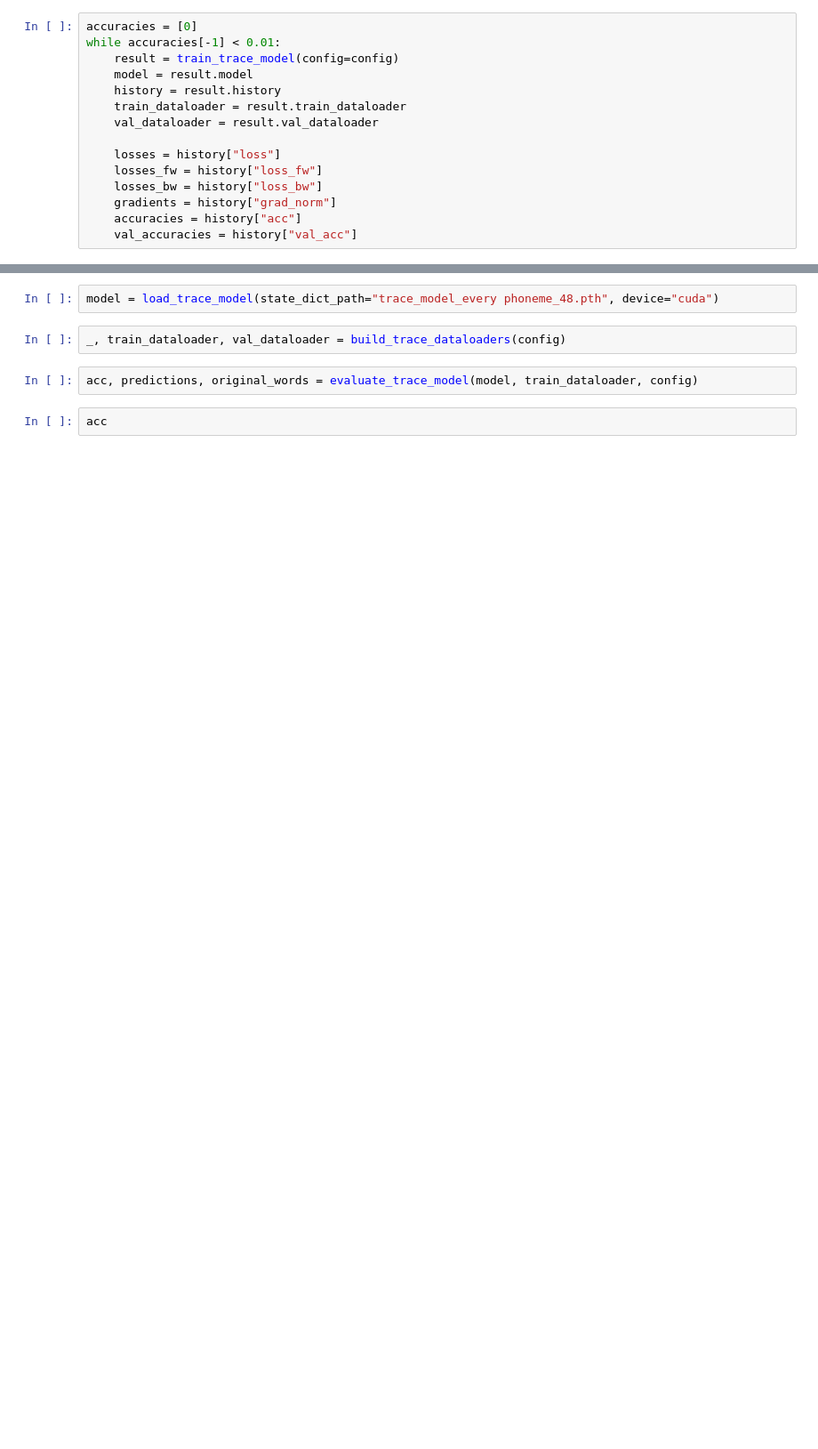
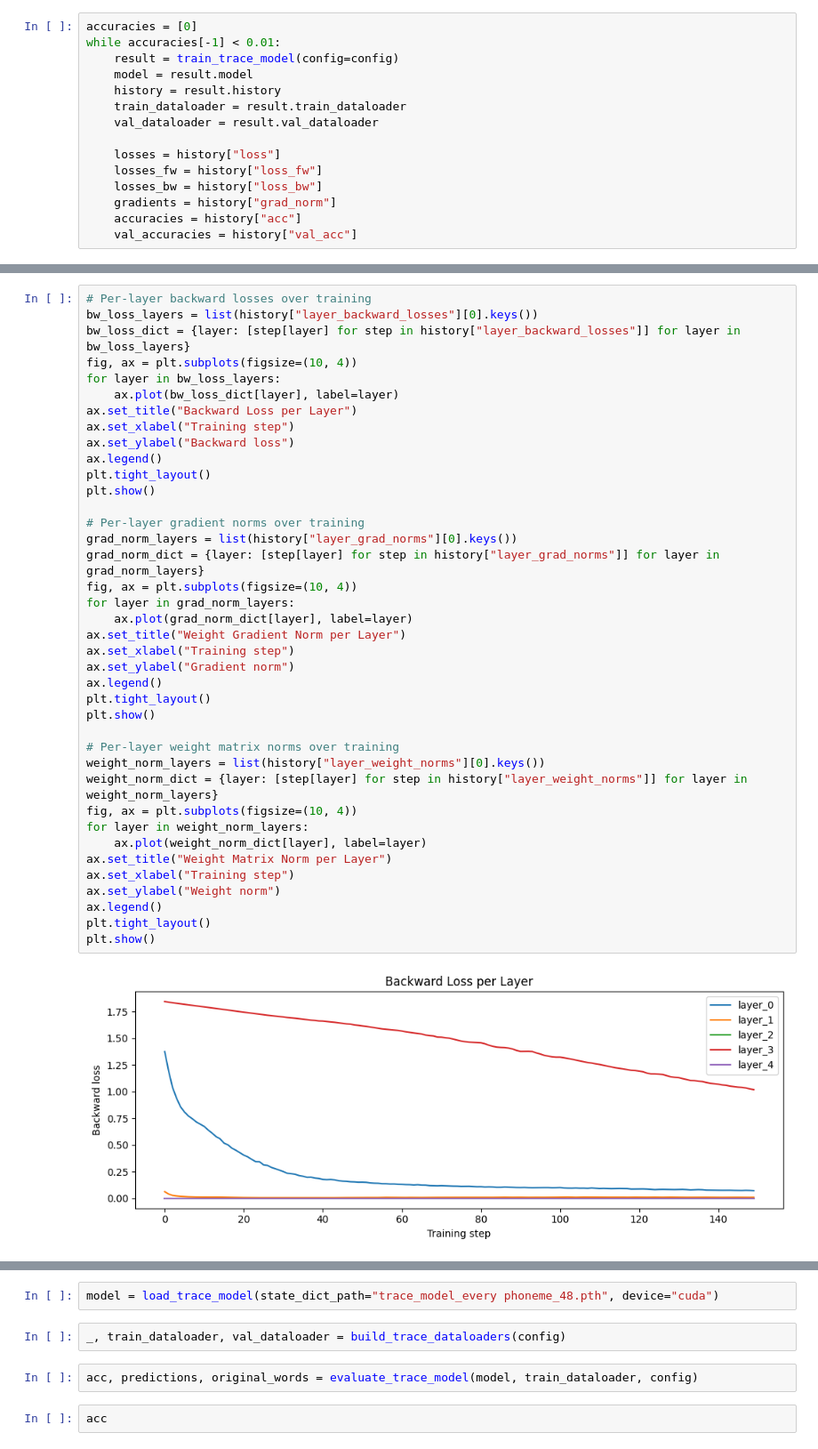
Before and after one commit to gydis/trace-predictive-coding, a Jupyter notebook: predcoding/sandbox.ipynb, the cells around one changed output, grey strips where cells are left out. Shown at 89% size. Cells and saved outputs as stored; diff of their text form; blank space fills up the shorter version.

```diff
--- a/predcoding/sandbox.ipynb
+++ b/predcoding/sandbox.ipynb
@@ -88,0 +88,41 @@ for layer in precision_layers:
+# %%
+# Per-layer backward losses over training
+bw_loss_layers = list(history["layer_backward_losses"][0].keys())
+bw_loss_dict = {layer: [step[layer] for step in history["layer_backward_losses"]] for layer in bw_loss_layers}
+fig, ax = plt.subplots(figsize=(10, 4))
+for layer in bw_loss_layers:
+    ax.plot(bw_loss_dict[layer], label=layer)
+ax.set_title("Backward Loss per Layer")
+ax.set_xlabel("Training step")
+ax.set_ylabel("Backward loss")
+ax.legend()
+plt.tight_layout()
+plt.show()
+
+# Per-layer gradient norms over training
+grad_norm_layers = list(history["layer_grad_norms"][0].keys())
+grad_norm_dict = {layer: [step[layer] for step in history["layer_grad_norms"]] for layer in grad_norm_layers}
+fig, ax = plt.subplots(figsize=(10, 4))
+for layer in grad_norm_layers:
+    ax.plot(grad_norm_dict[layer], label=layer)
+ax.set_title("Weight Gradient Norm per Layer")
+ax.set_xlabel("Training step")
+ax.set_ylabel("Gradient norm")
+ax.legend()
+plt.tight_layout()
+plt.show()
+
+# Per-layer weight matrix norms over training
+weight_norm_layers = list(history["layer_weight_norms"][0].keys())
+weight_norm_dict = {layer: [step[layer] for step in history["layer_weight_norms"]] for layer in weight_norm_layers}
+fig, ax = plt.subplots(figsize=(10, 4))
+for layer in weight_norm_layers:
+    ax.plot(weight_norm_dict[layer], label=layer)
+ax.set_title("Weight Matrix Norm per Layer")
+ax.set_xlabel("Training step")
+ax.set_ylabel("Weight norm")
+ax.legend()
+plt.tight_layout()
+plt.show()
+# %% [output]
+[figure, added]
```
Also changed, not shown: parts of 18 cells of this notebook, 3 other files.
